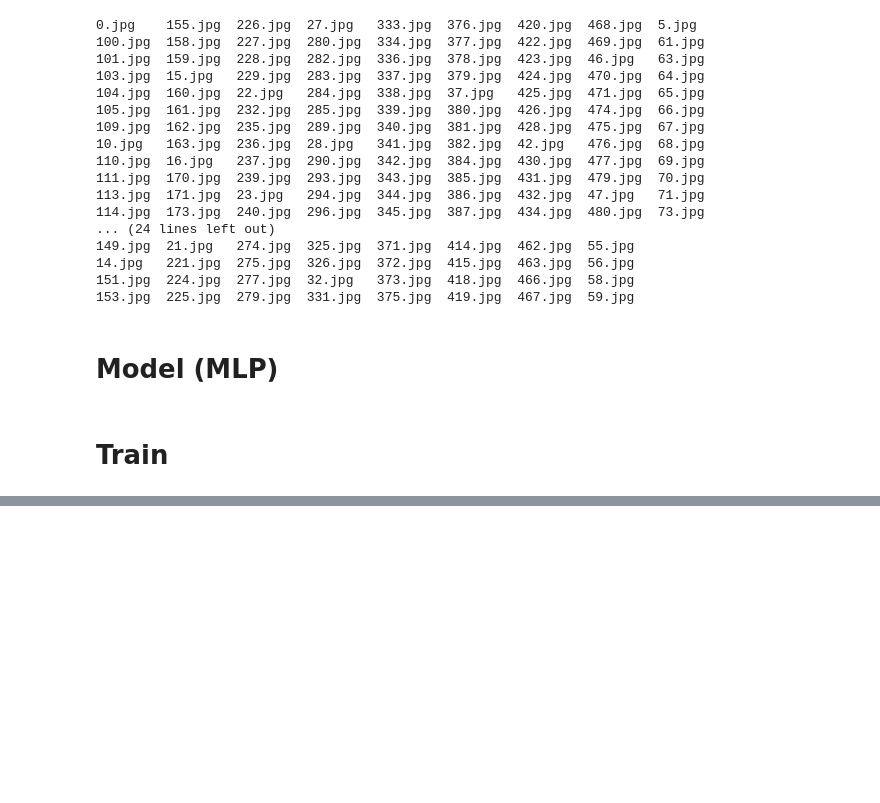
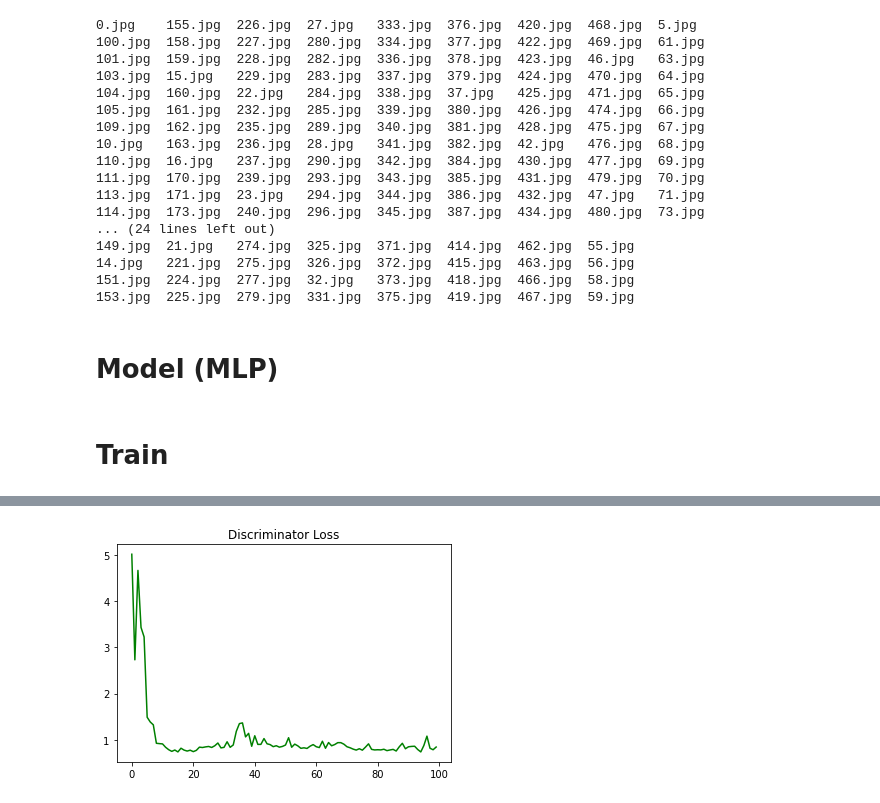
Before and after one commit to AliAkbarBadri/pokemon-gan, a Jupyter notebook: mlp.ipynb, the cells around one changed output, grey strips where cells are left out. Saved outputs shown, nothing was run; the diff lists cells and outputs as text; code cells hidden in the pictures; blank space fills up the shorter version.

```diff
--- a/mlp.ipynb
+++ b/mlp.ipynb
@@ -266,0 +274,6 @@ epoch: 100, generator loss: 1.8509844541549683, discriminator loss: 0.7894288789
+# %%
+plt.plot(range(epochs), d_loss_all, color='green')
+plt.title("Discriminator Loss")
+plt.show()
+# %% [output]
+[figure, added]
```
Also changed, not shown: parts of 4 cells of this notebook.
